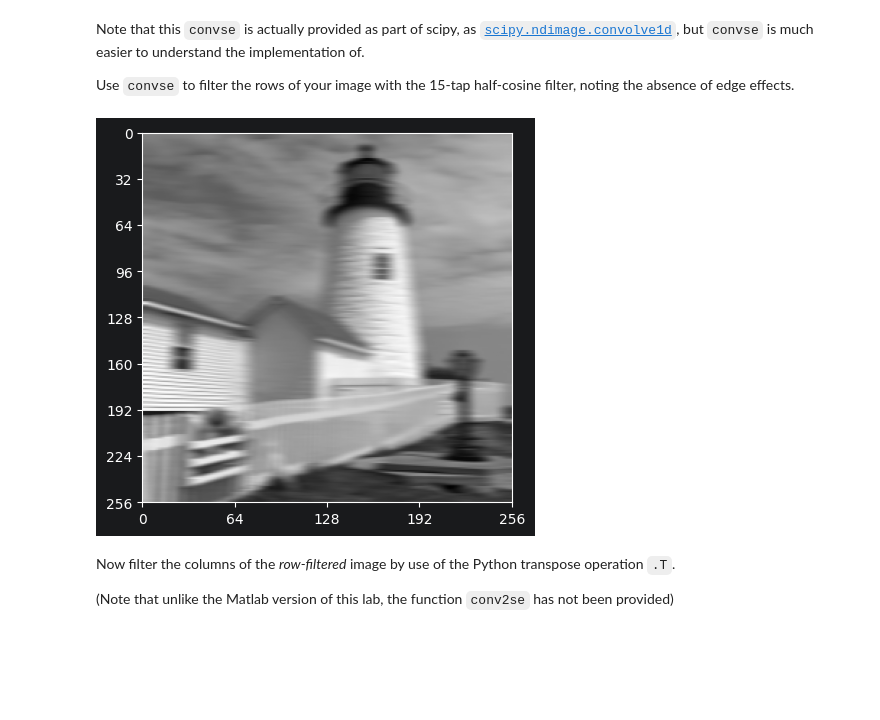
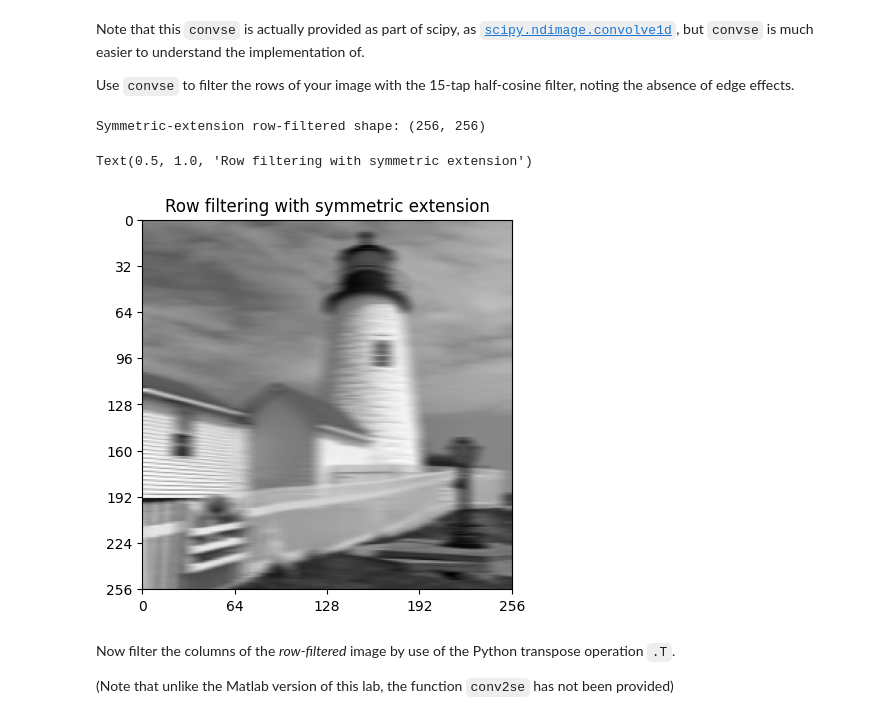
Before and after one commit to dofsdev/SF2, a Jupyter notebook: 5-simple-image-filtering.ipynb, the cells around one changed output. Drawn from its saved outputs; the diff is of its cells as text; code cells hidden in the pictures; blank space fills up the shorter version.

```diff
--- a/5-simple-image-filtering.ipynb
+++ b/5-simple-image-filtering.ipynb
@@ -160,11 +170,18 @@ Use `convse` to filter the rows of your image with the
 15-tap half-cosine filter, noting the absence of edge effects.
 # %%
 h = halfcos(15)
+
 Xf_se_row = convse(X, h)
+
+print(f"Symmetric-extension row-filtered shape: {Xf_se_row.shape}")
+
 fig, ax = plt.subplots()
-plot_image(Xf_se_row, ax=ax);
+plot_image(Xf_se_row, ax=ax)
+ax.set_title("Row filtering with symmetric extension")
 # %% [output]
+Symmetric-extension row-filtered shape: (256, 256)
+Text(0.5, 1.0, 'Row filtering with symmetric extension')
-[figure, old version]
+[figure, new version]
 # %% [markdown]
 Now filter the columns of the _row-filtered_ image by use of the Python transpose operation `.T`.
 
```
Also changed, not shown: parts of 9 cells of this notebook, 1 other file.
